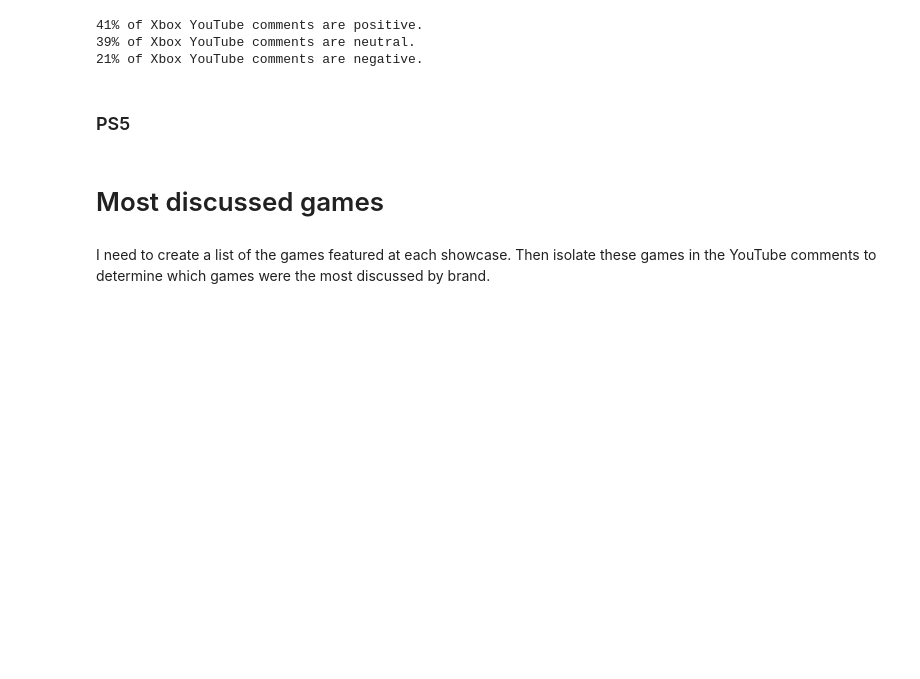
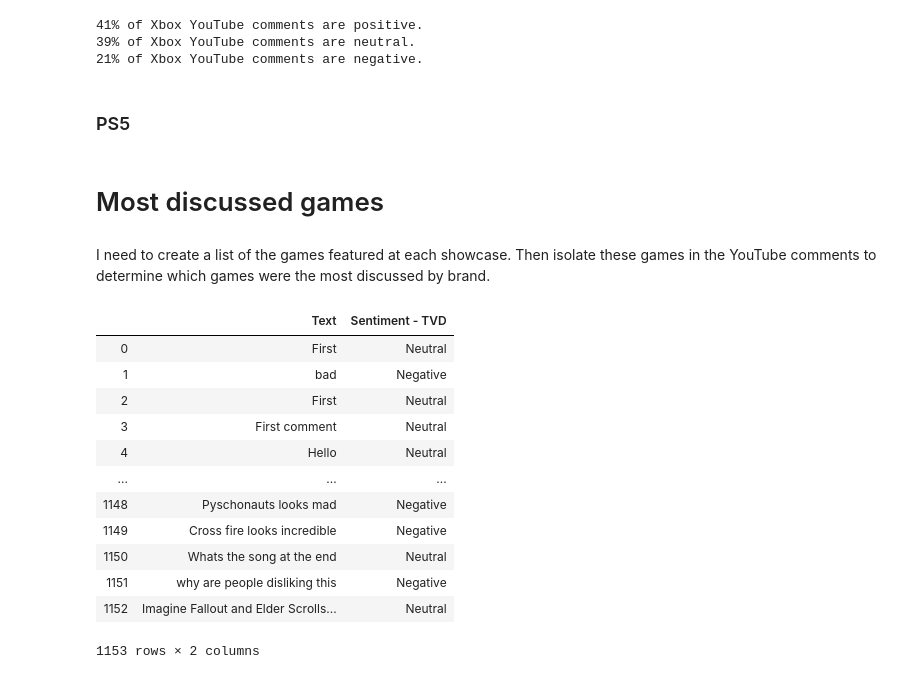
Before and after one commit to SalimAmarti/PS5_vs_XboxSeriesX, a Jupyter notebook: PS5 vs. Xbox Series X.ipynb, the cells around one changed output. Drawn from its saved outputs; the diff is of its cells as text; code cells hidden in the pictures; blank space fills up the shorter version.

```diff
--- a/PS5 vs. Xbox Series X.ipynb
+++ b/PS5 vs. Xbox Series X.ipynb
@@ -475,0 +483,16 @@ I need to create a list of the games featured at each showcase. Then isolate the
+# %%
+Xbox_data_games
+# %% [output]
+|  | Text | Sentiment - TVD |
+| 0 | First | Neutral |
+| 1 | bad | Negative |
+| 2 | First | Neutral |
+| 3 | First comment | Neutral |
+| 4 | Hello | Neutral |
+| ... | ... | ... |
+| 1148 | Pyschonauts looks mad | Negative |
+| 1149 | Cross fire looks incredible | Negative |
+| 1150 | Whats the song at the end | Neutral |
+| 1151 | why are people disliking this | Negative |
+| 1152 | Imagine Fallout and Elder Scrolls... | Neutral |
+1153 rows × 2 columns
```
Also changed, not shown: parts of 17 cells of this notebook.
